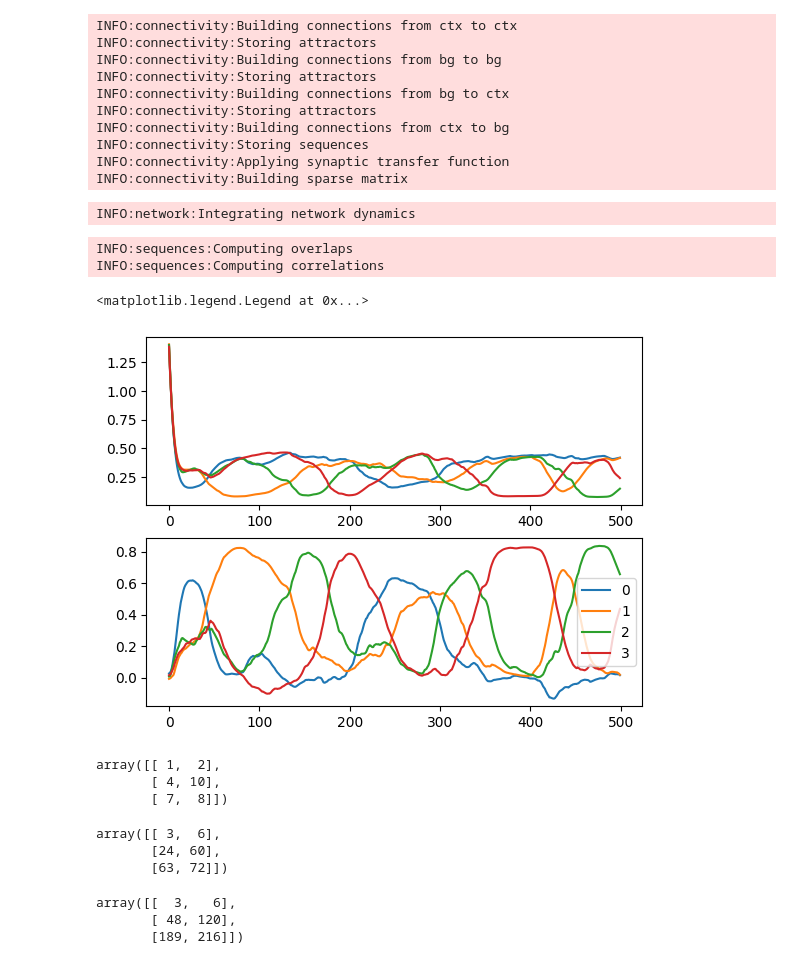
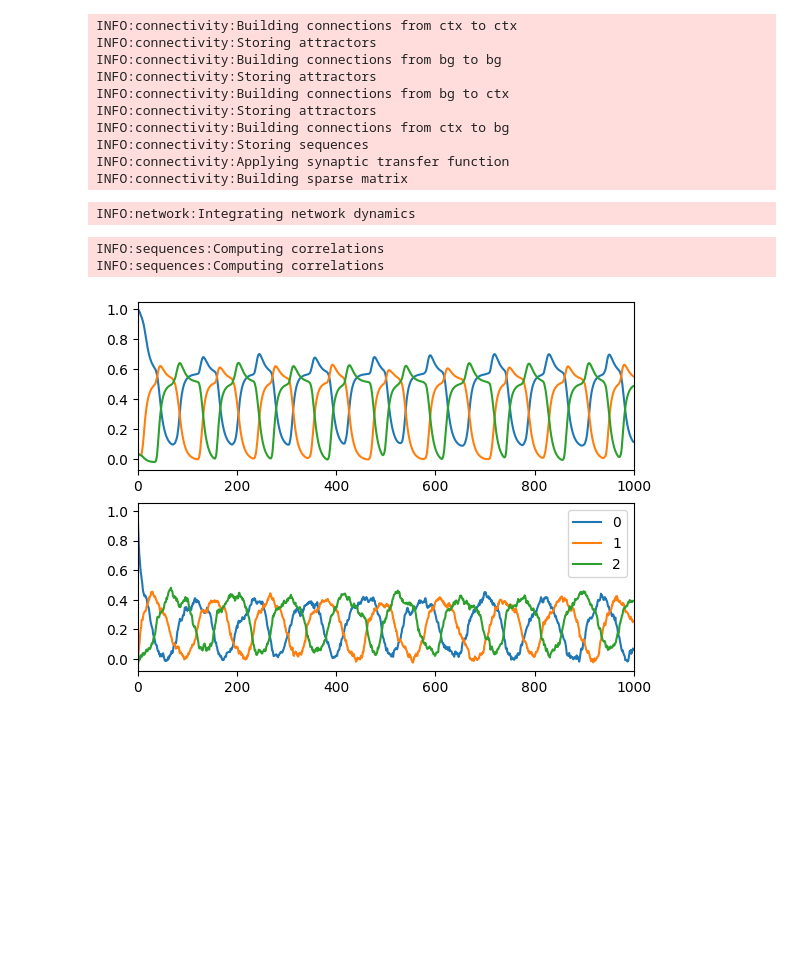
Before and after one commit to jp464/striatal-sequence, a Jupyter notebook: figures/article/1/net2.ipynb, the cells around one changed output. Drawn from its saved outputs; the diff is of its cells as text; code cells hidden in the pictures; blank space fills up the shorter version.

```diff
--- a/figures/article/1/net2.ipynb
+++ b/figures/article/1/net2.ipynb
@@ -61,29 +59,32 @@ INFO:connectivity:Building connections from ctx to bg
 INFO:connectivity:Storing sequences
 INFO:connectivity:Applying synaptic transfer function
 INFO:connectivity:Building sparse matrix
-# %%
-init_input_ctx = np.random.RandomState().normal(0,1,size=patterns_ctx[0][0].shape)
-init_input_bg = np.random.RandomState().normal(0,1,size=patterns_bg[0][0].shape)
-# init_input_ctx = patterns_ctx[0][1]
-# init_input_bg = patterns_bg[0][1]
-T=.5
-net_ctx.simulate_euler2(net_bg, T, init_input_ctx, init_input_bg, noise=25)
-# %% [output]
-INFO:network:Integrating network dynamics
+# %%
+init_input_ctx = phi(patterns_ctx[0][0])
+init_input_bg = phi(patterns_bg[0][0])
+# init_input_ctx = np.random.normal(net_ctx.size)
+# init_input_bg = np.random.normal(net_bg.size)
+T=1
+net_ctx.simulate_euler2(net_bg, T, init_input_ctx, init_input_bg)
+# %% [output]
+INFO:network:Integrating network dynamics
 # %%
-overlaps = sequences_ctx[0].overlaps(net_ctx, ctx, phi=phi)
-correlations = sequences_ctx[0].overlaps(net_ctx, ctx, phi=phi, correlation=True)
+# overlaps = sequences_ctx[0].overlaps(net_ctx, ctx, phi=phi)
+correlations_ctx = sequences_ctx[0].overlaps(net_ctx, ctx, phi=phi, correlation=True)
+correlations_bg = sequences_bg[0].overlaps(net_bg, bg, phi=phi, correlation=True)
 # %% [output]
-INFO:sequences:Computing overlaps
 INFO:sequences:Computing correlations
+INFO:sequences:Computing correlations
 # %%
 import matplotlib.pyplot as plt
 fig, axes = plt.subplots(2,1)
-for i in overlaps:
-    axes[0].plot(i)
-for i, v in enumerate(correlations):
+a, b = 0, 1000
+for i, v in enumerate(correlations_ctx):
+    axes[0].plot(v, label=str(i))
+    axes[0].set_xlim(a, b)
+for i, v in enumerate(correlations_bg):
     axes[1].plot(v, label=str(i))
-axes[1].legend()
+    axes[1].set_xlim(a, b)
+    axes[1].legend()
 # %% [output]
-<matplotlib.legend.Legend at 0x...>
-[figure, old version]
+[figure, new version]
@@ -96,18 +90,0 @@ B = np.array([
-# %%
-B[:,0:2]
-# %% [output]
-array([[ 1,  2],
-       [ 4, 10],
-       [ 7,  8]])
-# %%
-B[:,0:2] * B[:,2][:,np.newaxis]
-# %% [output]
-array([[ 3,  6],
-       [24, 60],
-       [63, 72]])
-# %%
-B[:,0:2] * B[:,2][:,np.newaxis] * np.array([1, 2, 3])[:,np.newaxis]
-# %% [output]
-array([[  3,   6],
-       [ 48, 120],
-       [189, 216]])
```
Also changed, not shown: parts of 2 cells of this notebook, 6 other files.
